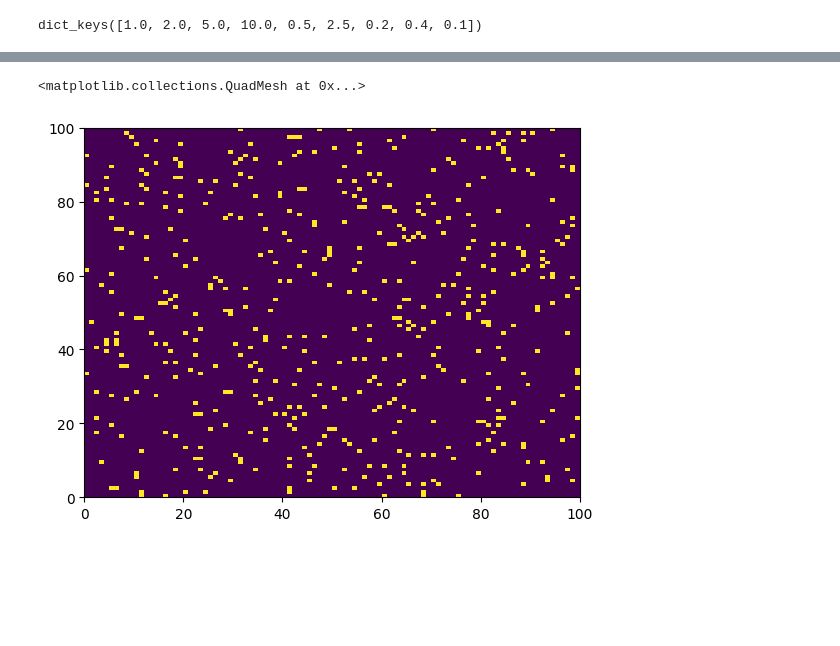
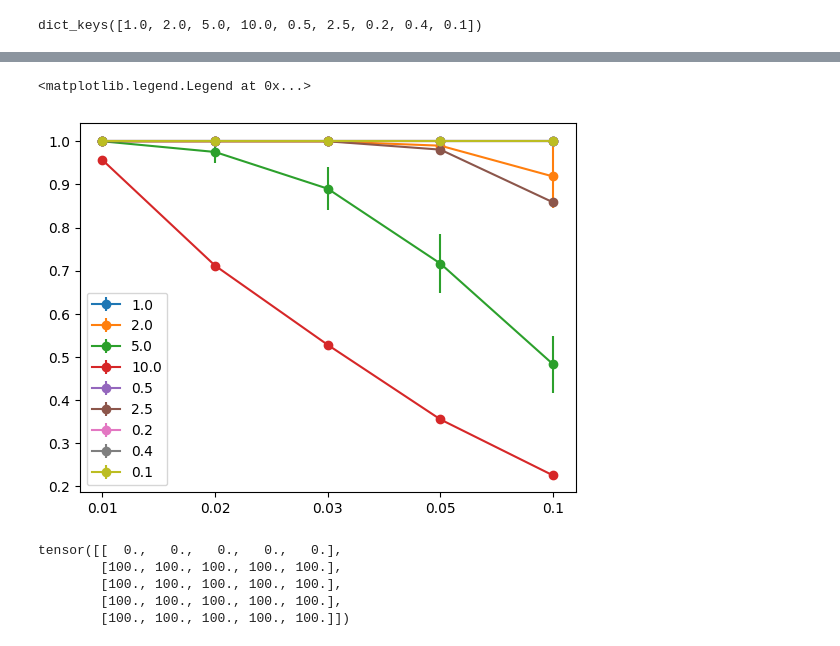
Before and after one commit to wormLove/DCNet, a Jupyter notebook: DCNet_Pytorch.ipynb, the cells around one changed output, grey strips where cells are left out. Cells and saved outputs as stored; diff of their text form; code cells hidden in the pictures; blank space fills up the shorter version.

```diff
--- a/DCNet_Pytorch.ipynb
+++ b/DCNet_Pytorch.ipynb
@@ -549,17 +593,0 @@ def input_svd_matrices(init_batch: torch.Tensor):
-# %%
-from torch.linalg import multi_dot
-
-for i, n in enumerate([100, 200, 500, 1000]):
-    print(n)
-    for j, m in enumerate([100, 200, 500, 1000]):
-        w = torch.empty(1, m)
-        for _ in range(n):
-            w = torch.vstack((w, get_sparse_inputs(m, 0.01)))
-        w = w[1:,:]
-        w_n = normalize(w, p=2, dim=0)
-        layer = ModuleD(w_n)
-        for k, sp in enumerate([1, 2, 3, 5, 10]):
-            s = 0.01*sp
-            x = get_sparse_inputs(n, s)
-            output = layer(x)
-            E[i, j, k] += torch.norm(x - torch.mm(output, w_n.T), p='fro')/torch.norm(x, p='fro')
@@ -575,5 +594,17 @@ plt.colorbar()
-# %%
-plt.pcolormesh(init_batch.numpy())
-# %% [output]
-<matplotlib.collections.QuadMesh at 0x...>
-[figure, removed]
+# %%
+for k, v in SimDict.items():
+    y_err = 0.01*torch.std(v[1:,:], dim=0)
+    plt.errorbar([*range(5)], 0.01*torch.mean(v[1:,:], dim=0), label=str(k), yerr = y_err, marker='o')
+    plt.xticks(range(5), [0.01, 0.02, 0.03, 0.05, 0.1])
+plt.legend()
+# %% [output]
+<matplotlib.legend.Legend at 0x...>
+[figure, added]
+# %%
+SimDict[1.0]
+# %% [output]
+tensor([[  0.,   0.,   0.,   0.,   0.],
+        [100., 100., 100., 100., 100.],
+        [100., 100., 100., 100., 100.],
+        [100., 100., 100., 100., 100.],
+        [100., 100., 100., 100., 100.]])
```
Also changed, not shown: parts of 14 cells of this notebook.
